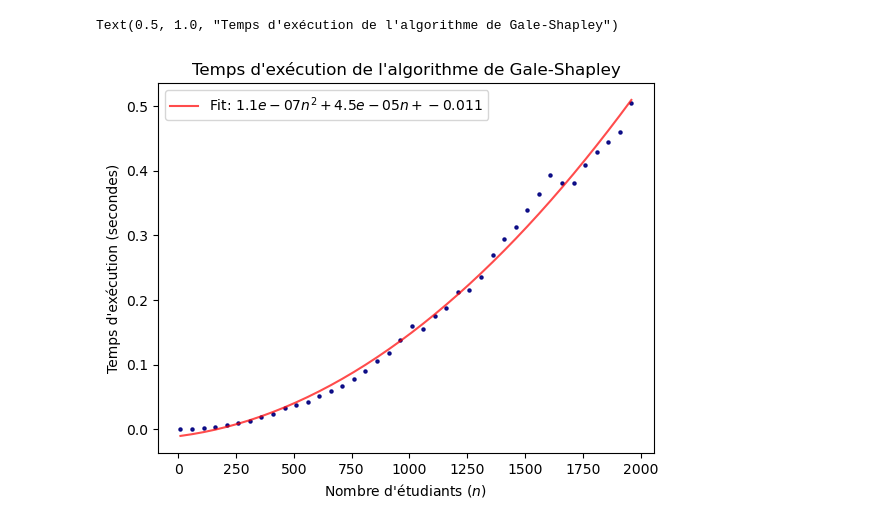
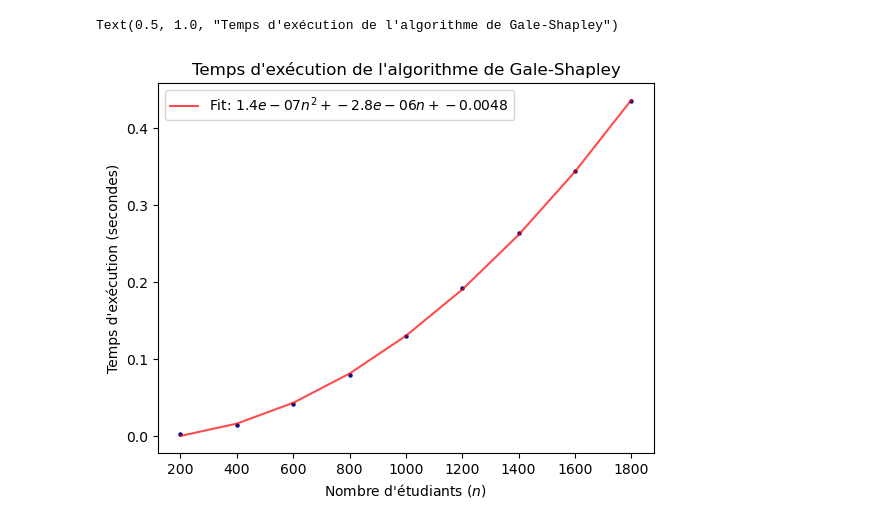
Before and after one commit to AlexG3157/MariagesStables, a Jupyter notebook: Graphes.ipynb, the cells around one changed output. Cells and saved outputs as stored; diff of their text form; code cells hidden in the pictures.

```diff
--- a/Graphes.ipynb
+++ b/Graphes.ipynb
@@ -5,18 +6,18 @@ import numpy as np
 # %%
-a = pd.read_csv('temps.csv', index_col=0)
+temps, iterations = GaleShapley.mesurer_temps(200,2000,200, cote_etu=False, pire_cas=False)
 # %%
-mean = a.mean(axis=1)
+mean_temps = temps.mean(axis=1)
 # %%
-a,b,c = np.polyfit(mean.index, mean,2)
+a,b,c = np.polyfit(mean_temps.index, mean_temps,2)
 p = np.poly1d((a,b,c))
 # %%
-plt.scatter(mean.index, mean, color = "navy",s=5, alpha =0.9)
-plt.plot(mean.index, p(mean.index), color = "red", alpha=0.7, label=f"Fit: ${a:.2}n^2+{b:.2}n + {c:.2}$")
+plt.scatter(mean_temps.index, mean_temps, color = "navy",s=5, alpha =0.9)
+plt.plot(mean_temps.index, p(mean_temps.index), color = "red", alpha=0.7, label=f"Fit: ${a:.2}n^2+{b:.2}n + {c:.2}$")
 plt.legend()
 plt.xlabel("Nombre d'étudiants ($n$)")
 plt.ylabel("Temps d'exécution (secondes)")
 plt.title("Temps d'exécution de l'algorithme de Gale-Shapley")
 # %% [output]
 Text(0.5, 1.0, "Temps d'exécution de l'algorithme de Gale-Shapley")
-[figure, old version]
+[figure, new version]
 # %%
```
Also changed, not shown: parts of 2 cells of this notebook, 16 other files.
